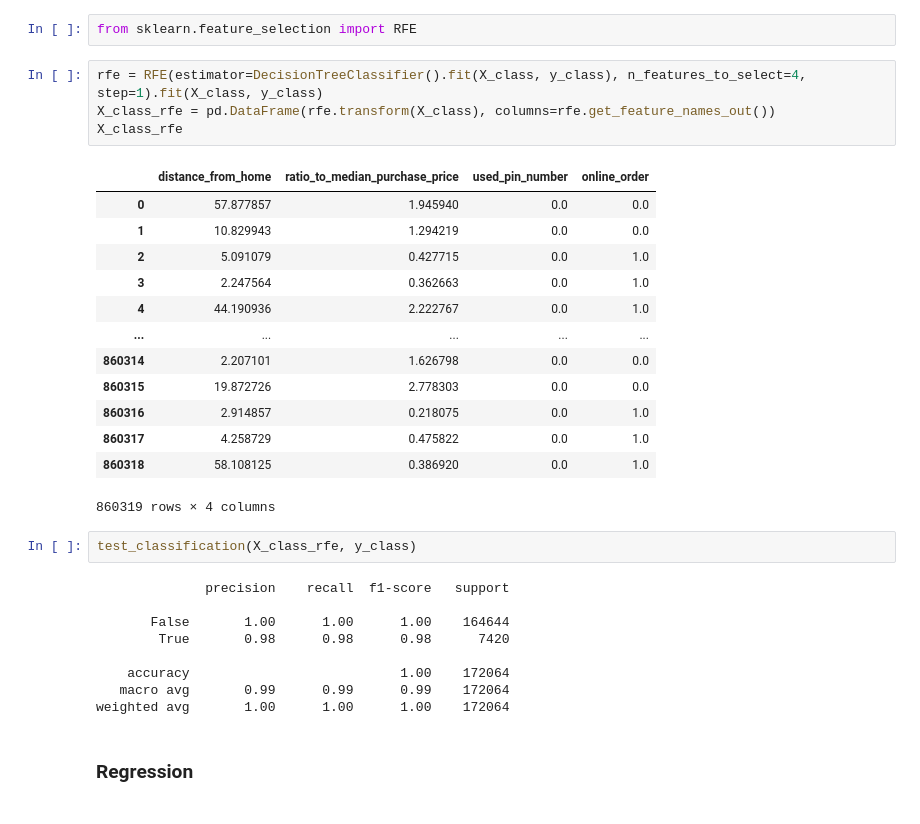
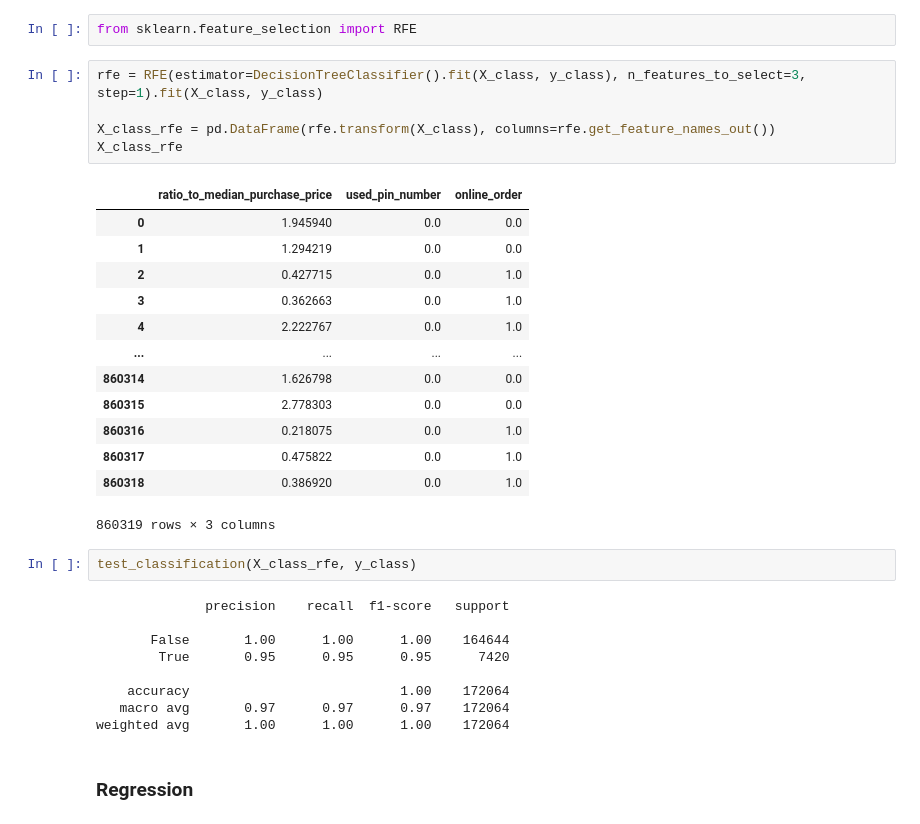
Before and after one commit to Otocolobus-manules/Mashine-Learning_3_semestr, a Jupyter notebook: Работа 9/lab9_Abramov_fit221.ipynb, the cells around one changed output. Saved outputs shown, nothing was run; the diff lists cells and outputs as text.

```diff
--- a/Работа 9/lab9_Abramov_fit221.ipynb
+++ b/Работа 9/lab9_Abramov_fit221.ipynb
@@ -227,33 +256,34 @@ X_regress_skb
 # %%
 from sklearn.feature_selection import RFE
 # %%
-rfe = RFE(estimator=DecisionTreeClassifier().fit(X_class, y_class), n_features_to_select=4, step=1).fit(X_class, y_class)
+rfe = RFE(estimator=DecisionTreeClassifier().fit(X_class, y_class), n_features_to_select=3, step=1).fit(X_class, y_class)
+
 X_class_rfe = pd.DataFrame(rfe.transform(X_class), columns=rfe.get_feature_names_out())
 X_class_rfe
 # %% [output]
-|  | distance_from_home | ratio_to_median_purchase_price | used_pin_number | online_order |
-| 0 | 57.877857 | 1.945940 | 0.0 | 0.0 |
-| 1 | 10.829943 | 1.294219 | 0.0 | 0.0 |
-| 2 | 5.091079 | 0.427715 | 0.0 | 1.0 |
-| 3 | 2.247564 | 0.362663 | 0.0 | 1.0 |
-| 4 | 44.190936 | 2.222767 | 0.0 | 1.0 |
-| ... | ... | ... | ... | ... |
-| 860314 | 2.207101 | 1.626798 | 0.0 | 0.0 |
-| 860315 | 19.872726 | 2.778303 | 0.0 | 0.0 |
-| 860316 | 2.914857 | 0.218075 | 0.0 | 1.0 |
-| 860317 | 4.258729 | 0.475822 | 0.0 | 1.0 |
-| 860318 | 58.108125 | 0.386920 | 0.0 | 1.0 |
+|  | ratio_to_median_purchase_price | used_pin_number | online_order |
+| 0 | 1.945940 | 0.0 | 0.0 |
+| 1 | 1.294219 | 0.0 | 0.0 |
+| 2 | 0.427715 | 0.0 | 1.0 |
+| 3 | 0.362663 | 0.0 | 1.0 |
+| 4 | 2.222767 | 0.0 | 1.0 |
+| ... | ... | ... | ... |
+| 860314 | 1.626798 | 0.0 | 0.0 |
+| 860315 | 2.778303 | 0.0 | 0.0 |
+| 860316 | 0.218075 | 0.0 | 1.0 |
+| 860317 | 0.475822 | 0.0 | 1.0 |
+| 860318 | 0.386920 | 0.0 | 1.0 |
-860319 rows × 4 columns
+860319 rows × 3 columns
 # %%
 test_classification(X_class_rfe, y_class)
 # %% [output]
               precision    recall  f1-score   support
 
        False       1.00      1.00      1.00    164644
-        True       0.98      0.98      0.98      7420
+        True       0.95      0.95      0.95      7420
 
     accuracy                           1.00    172064
-   macro avg       0.99      0.99      0.99    172064
+   macro avg       0.97      0.97      0.97    172064
 weighted avg       1.00      1.00      1.00    172064
 # %% [markdown]
 ### Regression
```
Also changed, not shown: parts of 35 cells of this notebook.
